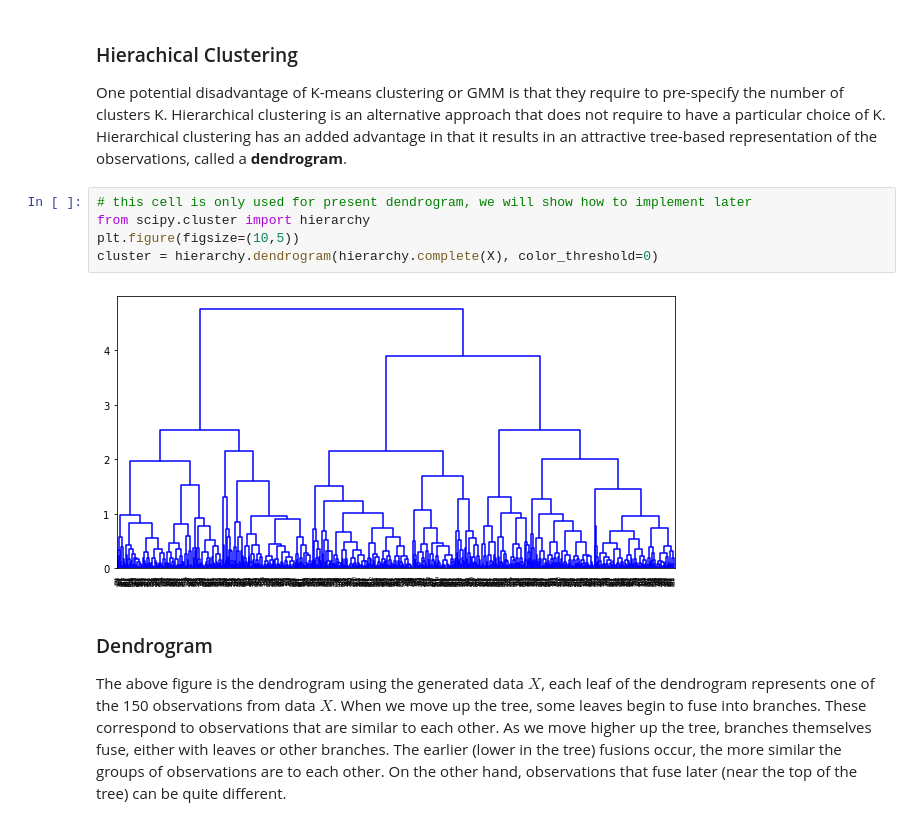
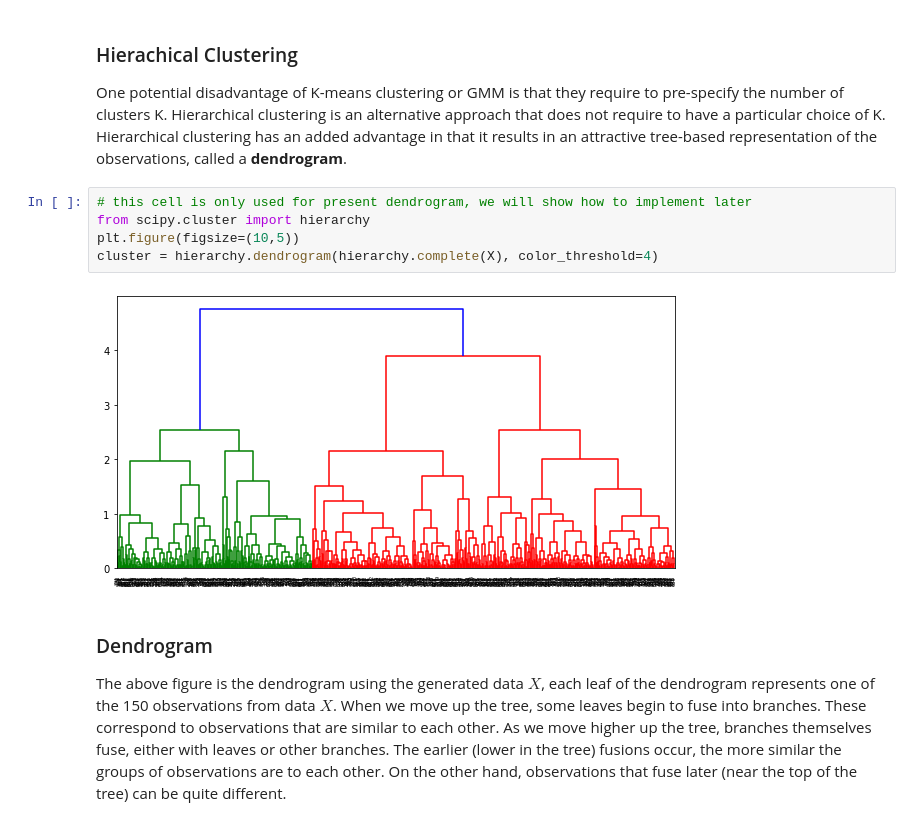
Before and after one commit to mdnsakib/ICPE-639, a Jupyter notebook: Mod3-2-ML-USL-Clustering.ipynb, the cells around one changed output. Drawn from its saved outputs; the diff is of its cells as text.

```diff
--- a/Mod3-2-ML-USL-Clustering.ipynb
+++ b/Mod3-2-ML-USL-Clustering.ipynb
@@ -470,10 +472,10 @@ One potential disadvantage of K-means clustering or GMM is that they require to
 # %%
 # this cell is only used for present dendrogram, we will show how to implement later
 from scipy.cluster import hierarchy
 plt.figure(figsize=(10,5))
-cluster = hierarchy.dendrogram(hierarchy.complete(X), color_threshold=0)
+cluster = hierarchy.dendrogram(hierarchy.complete(X), color_threshold=4)
 # %% [output]
-[figure, old version]
+[figure, new version]
 # %% [markdown]
 ### Dendrogram
 
```
Also changed, not shown: parts of 5 cells of this notebook, 10 other files.
